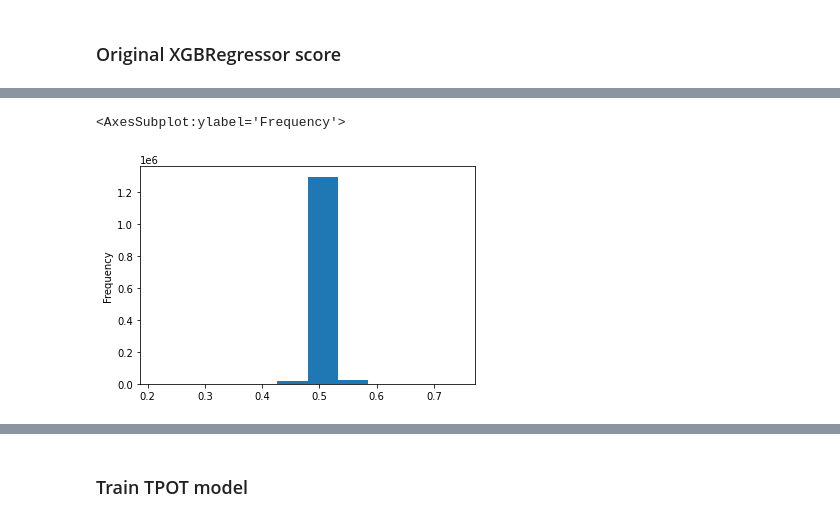
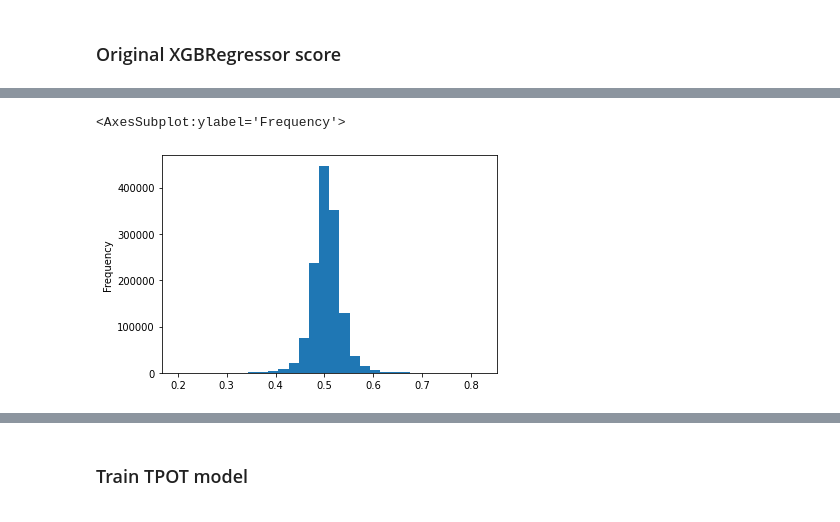
Before and after one commit to melgazar9/trading, a Jupyter notebook: numerai_project/dev/notebooks/TPOT_test.ipynb, the cells around one changed output, grey strips where cells are left out. Saved outputs shown, nothing was run; the diff lists cells and outputs as text; code cells hidden in the pictures.

```diff
--- a/numerai_project/dev/notebooks/TPOT_test.ipynb
+++ b/numerai_project/dev/notebooks/TPOT_test.ipynb
@@ -94,5 +117,5 @@ Train xgboost RMSE: 0.210123192139244
 # %%
-model_dict['df_pred']['XGBRegressor_pred'].plot(kind='hist')
+model_dict['df_pred']['XGBRegressor_pred'].plot(kind='hist', bins=30)
 # %% [output]
 <AxesSubplot:ylabel='Frequency'>
-[figure, old version]
+[figure, new version]
```
Also changed, not shown: parts of 12 cells of this notebook, 1 other file.
